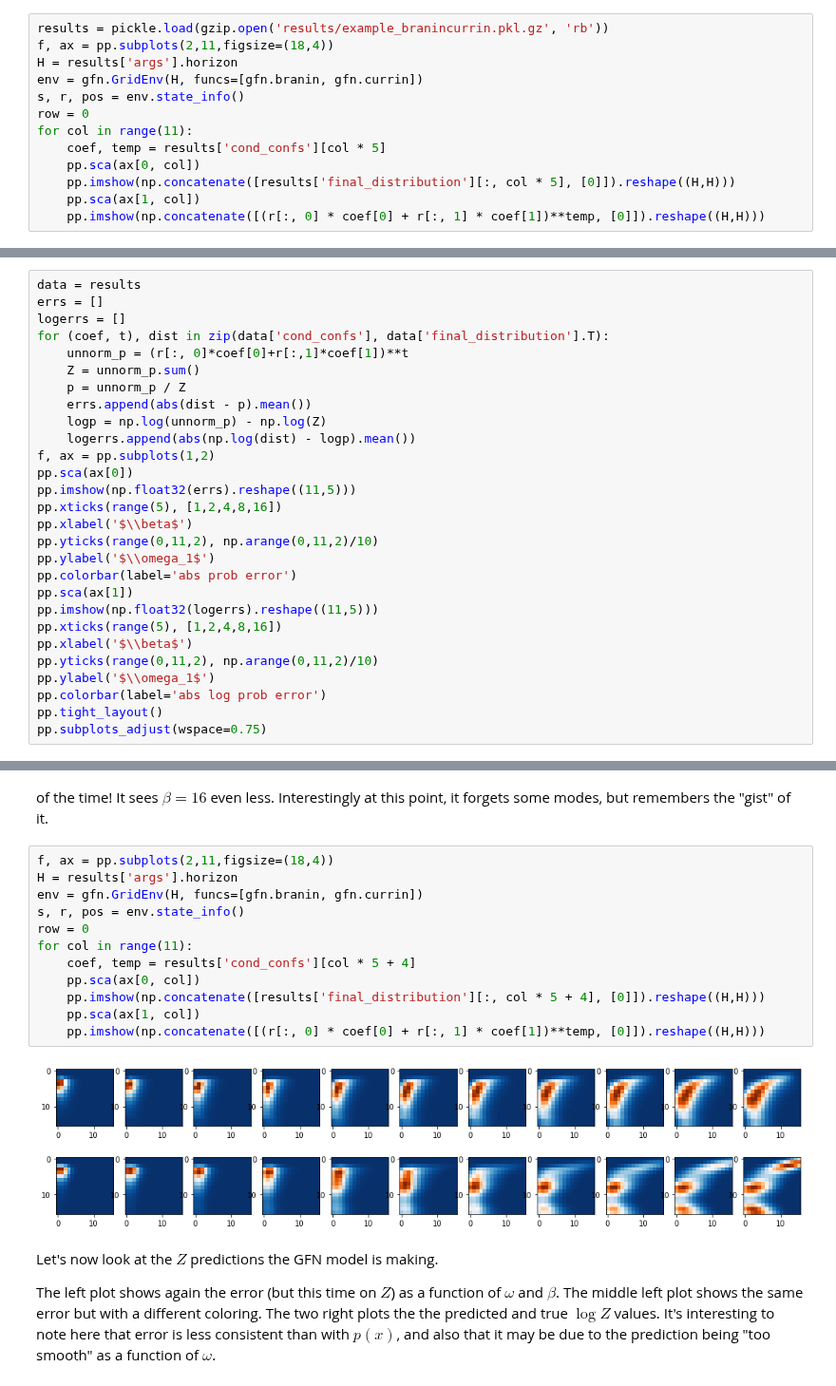
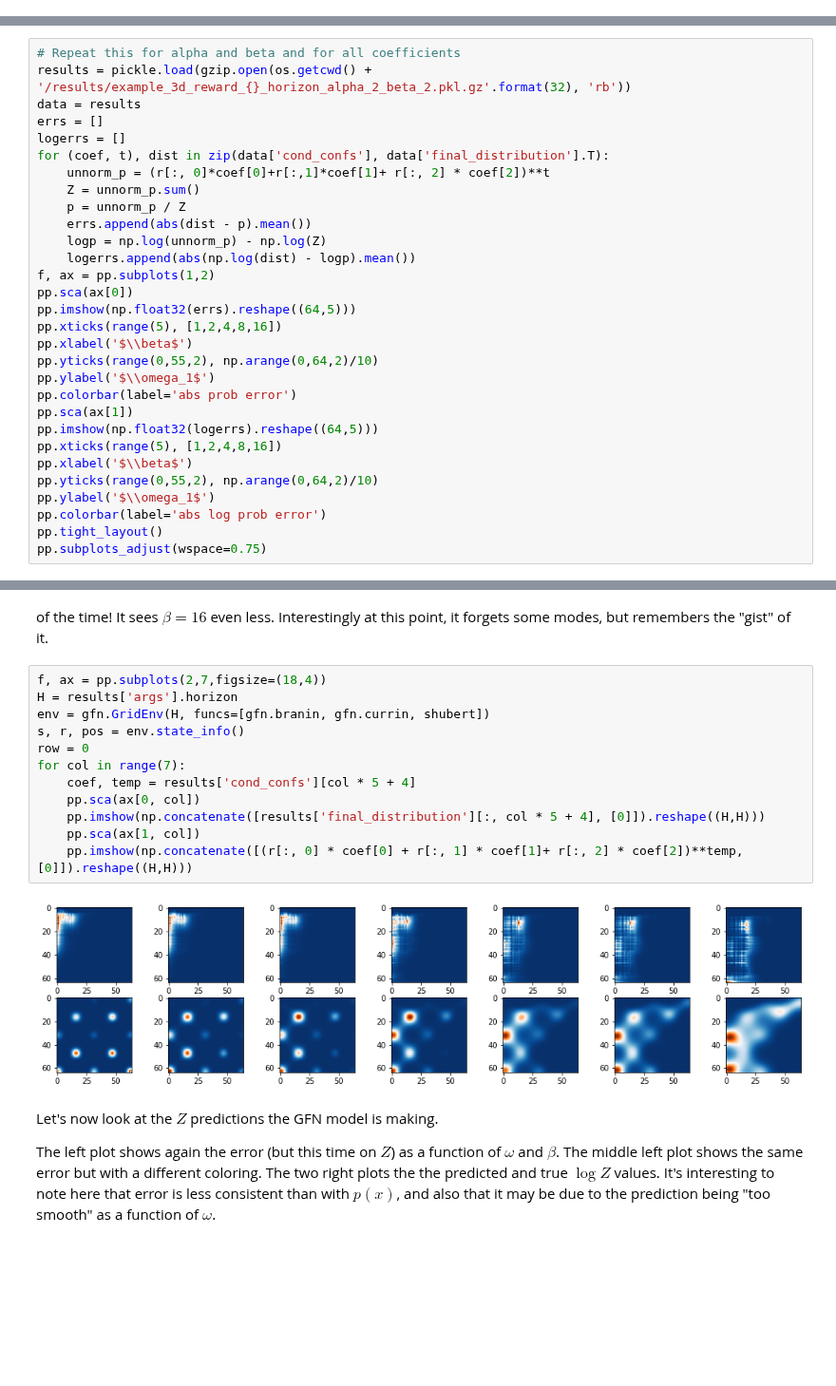
Before and after one commit to recursionpharma/gflownet, a Jupyter notebook: gflownet/examples/grid_cond_gfn.ipynb, the cells around one changed output, grey strips where cells are left out. Shown at 95% size. Drawn from its saved outputs; the diff is of its cells as text; blank space fills up the shorter version.

```diff
--- a/gflownet/examples/grid_cond_gfn.ipynb
+++ b/gflownet/examples/grid_cond_gfn.ipynb
@@ -176,16 +271,3 @@ pp.tight_layout()
 We also discretize $[0,1]^2$ into a 16x16 grid in order to apply GFlowNet. We use a small MLP to train $P_F(.|\omega)$ and $Z(\omega)$, and we use a uniform $P_B$.
 
 Now let's look at the convex tradeoff plots again. Here the top row is what is learned and the bottom row the ground truth:
-# %%
-results = pickle.load(gzip.open('results/example_branincurrin.pkl.gz', 'rb'))
-f, ax = pp.subplots(2,11,figsize=(18,4))
-H = results['args'].horizon
-env = gfn.GridEnv(H, funcs=[gfn.branin, gfn.currin])
-s, r, pos = env.state_info()
-row = 0
-for col in range(11):
-    coef, temp = results['cond_confs'][col * 5]
-    pp.sca(ax[0, col])
-    pp.imshow(np.concatenate([results['final_distribution'][:, col * 5], [0]]).reshape((H,H)))
-    pp.sca(ax[1, col])
-    pp.imshow(np.concatenate([(r[:, 0] * coef[0] + r[:, 1] * coef[1])**temp, [0]]).reshape((H,H)))
@@ -228,9 +365,11 @@ Another fun thing we can look at is how well the model is doing as a function of
 # %%
+# Repeat this for alpha and beta and for all coefficients
+results = pickle.load(gzip.open(os.getcwd() + '/results/example_3d_reward_{}_horizon_alpha_2_beta_2.pkl.gz'.format(32), 'rb'))
 data = results
 errs = []
 logerrs = []
 for (coef, t), dist in zip(data['cond_confs'], data['final_distribution'].T):
-    unnorm_p = (r[:, 0]*coef[0]+r[:,1]*coef[1])**t
+    unnorm_p = (r[:, 0]*coef[0]+r[:,1]*coef[1]+ r[:, 2] * coef[2])**t
     Z = unnorm_p.sum()
     p = unnorm_p / Z
     errs.append(abs(dist - p).mean())
@@ -238,17 +377,17 @@ for (coef, t), dist in zip(data['cond_confs'], data['final_distribution'].T):
     logerrs.append(abs(np.log(dist) - logp).mean())
 f, ax = pp.subplots(1,2)
 pp.sca(ax[0])
-pp.imshow(np.float32(errs).reshape((11,5)))
+pp.imshow(np.float32(errs).reshape((64,5)))
 pp.xticks(range(5), [1,2,4,8,16])
 pp.xlabel('$\\beta$')
-pp.yticks(range(0,11,2), np.arange(0,11,2)/10)
+pp.yticks(range(0,55,2), np.arange(0,64,2)/10)
 pp.ylabel('$\\omega_1$')
 pp.colorbar(label='abs prob error')
 pp.sca(ax[1])
-pp.imshow(np.float32(logerrs).reshape((11,5)))
+pp.imshow(np.float32(logerrs).reshape((64,5)))
 pp.xticks(range(5), [1,2,4,8,16])
 pp.xlabel('$\\beta$')
-pp.yticks(range(0,11,2), np.arange(0,11,2)/10)
+pp.yticks(range(0,55,2), np.arange(0,64,2)/10)
 pp.ylabel('$\\omega_1$')
 pp.colorbar(label='abs log prob error')
 pp.tight_layout()
@@ -264,19 +405,19 @@ print(f'{100 - 100 * stats.gamma.cdf(8, 2, scale=1): .2f}%')
 # %% [markdown]
 of the time! It sees $\beta=16$ even less. Interestingly at this point, it forgets some modes, but remembers the "gist" of it.
 # %%
-f, ax = pp.subplots(2,11,figsize=(18,4))
+f, ax = pp.subplots(2,7,figsize=(18,4))
 H = results['args'].horizon
-env = gfn.GridEnv(H, funcs=[gfn.branin, gfn.currin])
+env = gfn.GridEnv(H, funcs=[gfn.branin, gfn.currin, shubert])
 s, r, pos = env.state_info()
 row = 0
-for col in range(11):
+for col in range(7):
     coef, temp = results['cond_confs'][col * 5 + 4]
     pp.sca(ax[0, col])
     pp.imshow(np.concatenate([results['final_distribution'][:, col * 5 + 4], [0]]).reshape((H,H)))
     pp.sca(ax[1, col])
-    pp.imshow(np.concatenate([(r[:, 0] * coef[0] + r[:, 1] * coef[1])**temp, [0]]).reshape((H,H)))
+    pp.imshow(np.concatenate([(r[:, 0] * coef[0] + r[:, 1] * coef[1]+ r[:, 2] * coef[2])**temp, [0]]).reshape((H,H)))
 # %% [output]
-[figure, old version]
+[figure, new version]
 # %% [markdown]
 Let's now look at the $Z$ predictions the GFN model is making.
 
```
Also changed, not shown: parts of 33 cells of this notebook.
